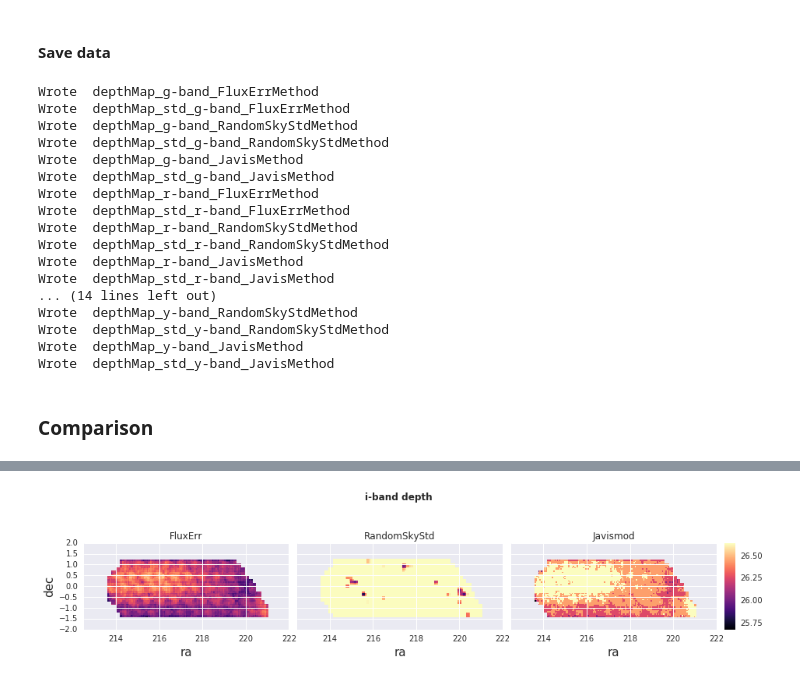
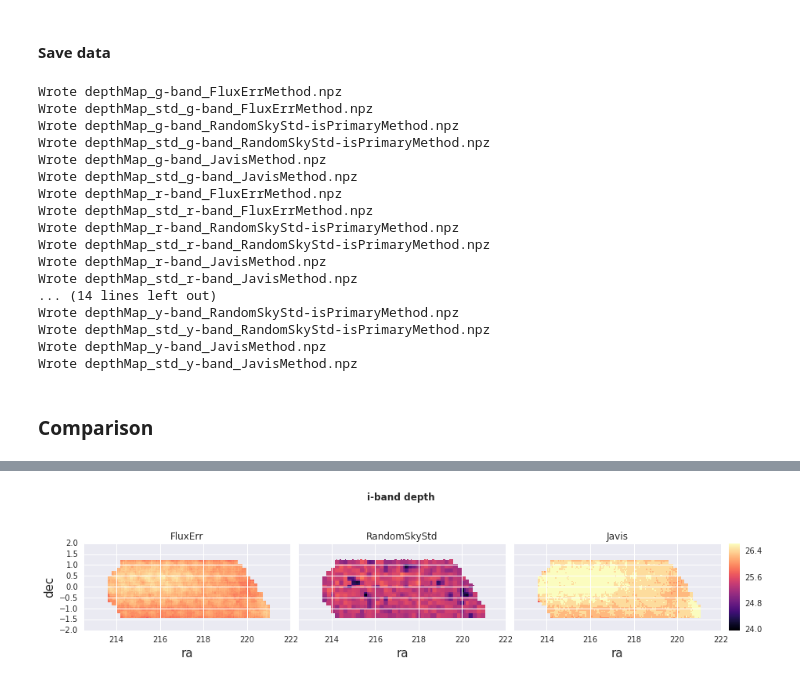
Before and after one commit to LSSTDESC/DEHSC_LSS, a Jupyter notebook: HSC_5sigma-depth.ipynb, the cells around one changed output, grey strips where cells are left out. Cells and saved outputs as stored; diff of their text form; code cells hidden in the pictures.

Commit message:
Updated notebook: isPrimary randoms, fixed bug in calculating depth from random table, saved maps.

```diff
--- a/HSC_5sigma-depth.ipynb
+++ b/HSC_5sigma-depth.ipynb
@@ -268,10 +251,8 @@ methodTag= 'RandomSkyStd'
 depthMap[methodTag], depthMap_var[methodTag]= {}, {}
 
 for band in bands:
-    ind= np.where(HSC)
-
     out= createMeanStdMaps(HSCdata[HSCDataKey]['ra'], HSCdata[HSCDataKey]['dec'],
-                           quantity= -2.5*np.log10(HSCdata[HSCDataKey]['%ssky_std'%band])+27.0,
+                           quantity= -2.5*np.log10(5.*HSCdata[HSCDataKey]['%ssky_std'%band])+27.0,
                            flatSkyGrid= flatSkyGrid,
                            plotMaps= True, quantityName= '%s-band depth: random-sky_std method'%band)
     depthMap[methodTag][band], depthMap_var[methodTag][band]= out
@@ -293,51 +289,40 @@ outputDir= 'maps/'
 # %%
 for band in bands:
     for methodTag in depthMap:
-        filename= 'depthMap_%s-band_%sMethod'%(band, methodTag)
+        if methodTag.__contains__('Random'):
+            filename= 'depthMap_%s-band_%s-isPrimaryMethod'%(band, methodTag)
+        else:
+            filename= 'depthMap_%s-band_%sMethod'%(band, methodTag)
         flatSkyGrid.write_flat_map(outputDir+filename, depthMap[methodTag][band])
-        print 'Wrote ', filename
+        print 'Wrote %s.npz'% filename
 
-        filename= 'depthMap_std_%s-band_%sMethod'%(band, methodTag)
+        if methodTag.__contains__('Random'):
+            filename= 'depthMap_std_%s-band_%s-isPrimaryMethod'%(band, methodTag)
+        else:
+            filename= 'depthMap_std_%s-band_%sMethod'%(band, methodTag)
+
         flatSkyGrid.write_flat_map(outputDir+filename, depthMap_var[methodTag][band])
-        print 'Wrote ', filename
+        print 'Wrote %s.npz'% filename
 # %% [output]
-Wrote  depthMap_g-band_FluxErrMethod
-Wrote  depthMap_std_g-band_FluxErrMethod
-Wrote  depthMap_g-band_RandomSkyStdMethod
-Wrote  depthMap_std_g-band_RandomSkyStdMethod
-Wrote  depthMap_g-band_JavisMethod
-Wrote  depthMap_std_g-band_JavisMethod
-Wrote  depthMap_r-band_FluxErrMethod
-Wrote  depthMap_std_r-band_FluxErrMethod
-Wrote  depthMap_r-band_RandomSkyStdMethod
-Wrote  depthMap_std_r-band_RandomSkyStdMethod
-Wrote  depthMap_r-band_JavisMethod
-Wrote  depthMap_std_r-band_JavisMethod
+Wrote depthMap_g-band_FluxErrMethod.npz
+Wrote depthMap_std_g-band_FluxErrMethod.npz
+Wrote depthMap_g-band_RandomSkyStd-isPrimaryMethod.npz
+Wrote depthMap_std_g-band_RandomSkyStd-isPrimaryMethod.npz
+Wrote depthMap_g-band_JavisMethod.npz
+Wrote depthMap_std_g-band_JavisMethod.npz
+Wrote depthMap_r-band_FluxErrMethod.npz
+Wrote depthMap_std_r-band_FluxErrMethod.npz
+Wrote depthMap_r-band_RandomSkyStd-isPrimaryMethod.npz
+Wrote depthMap_std_r-band_RandomSkyStd-isPrimaryMethod.npz
+Wrote depthMap_r-band_JavisMethod.npz
+Wrote depthMap_std_r-band_JavisMethod.npz
 ... (14 lines left out)
-Wrote  depthMap_y-band_RandomSkyStdMethod
-Wrote  depthMap_std_y-band_RandomSkyStdMethod
-Wrote  depthMap_y-band_JavisMethod
-Wrote  depthMap_std_y-band_JavisMethod
+Wrote depthMap_y-band_RandomSkyStd-isPrimaryMethod.npz
+Wrote depthMap_std_y-band_RandomSkyStd-isPrimaryMethod.npz
+Wrote depthMap_y-band_JavisMethod.npz
+Wrote depthMap_std_y-band_JavisMethod.npz
 # %% [markdown]
 ### Comparison
-# %%
-# ok so for some reason, flatmaps on Javis method puts zeros in out-of-survey region, not nans, which makes
-# the plotting annoying (e.g. messing with the colorbar).
-# since Javis method takes a while to run, just create a different entry in the dictionary:
-# modJavis= modified Javis output
-method= 'Javis'
-method_base= 'FluxErr'
-depthMap['%smod'%method],depthMap_var['%smod'%method]= {}, {}
-for band in bands:
-    ind= np.where(np.isnan(depthMap[method_base][band])==True) # out of survey
-
-    depthMap['%smod'%method][band]= depthMap[method][band]
-    depthMap['%smod'%method][band][ind]= np.nan
-
-    #
-    ind= np.where(np.isnan(depthMap_var[method_base][band])==True) # out of survey
-    depthMap_var['%smod'%method][band]= depthMap_var[method][band]
-    depthMap_var['%smod'%method][band][ind]= np.nan
 # %%
 cmap = cm.magma
 # %%
@@ -353,12 +338,12 @@ for band in bands:
     # since have three maps, need colorange that ~works for all.
     colorMin= 100
     colorMax= -100
-    for mInd, method in enumerate(['FluxErr', 'RandomSkyStd', 'Javismod']):
+    for mInd, method in enumerate(depthMap):
         ind= np.where(depthMap[method][band]>0)[0]
         colorMin= min(colorMin, np.percentile(depthMap[method][band][ind], 0))
         colorMax= max(colorMin, np.percentile(depthMap[method][band][ind], 95))
     # plot
-    for mInd, method in enumerate(['FluxErr', 'RandomSkyStd', 'Javismod']):
+    for mInd, method in enumerate(depthMap):
         ax= grid[mInd]
         image= ax.imshow(depthMap[method][band].reshape([flatSkyGrid.ny,flatSkyGrid.nx]),
                          origin='lower', interpolation='nearest',
@@ -381,12 +366,12 @@ for band in bands:
                      )
     colorMin= 100
     colorMax= -100
-    for mInd, method in enumerate(['FluxErr', 'RandomSkyStd', 'Javismod']):
+    for mInd, method in enumerate(depthMap):
             ind= np.where(depthMap_var[method][band]>0)[0]
             colorMin= min(colorMin, np.percentile(depthMap_var[method][band][ind], 0))
             colorMax= max(colorMin, np.percentile(depthMap_var[method][band][ind], 95))
 
-    for mInd, method in enumerate(['FluxErr', 'RandomSkyStd', 'Javismod']):
+    for mInd, method in enumerate(depthMap):
         ax= grid[mInd]
         image= ax.imshow(depthMap_var[method][band].reshape([flatSkyGrid.ny,flatSkyGrid.nx]),
                          origin='lower', interpolation='nearest',
@@ -408 +393 @@ for band in bands:
-[figure, old version]
+[figure, new version]
```
Also changed, not shown: parts of 24 cells of this notebook, 40 other files.
